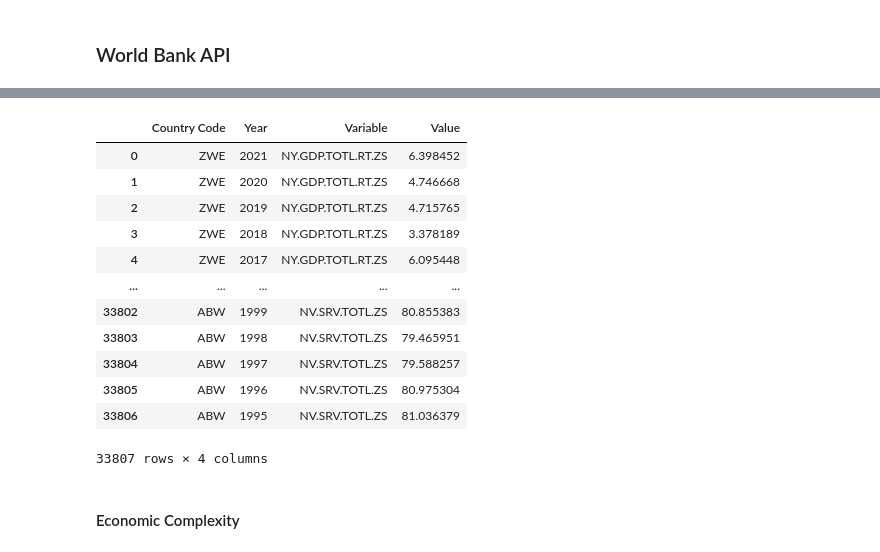
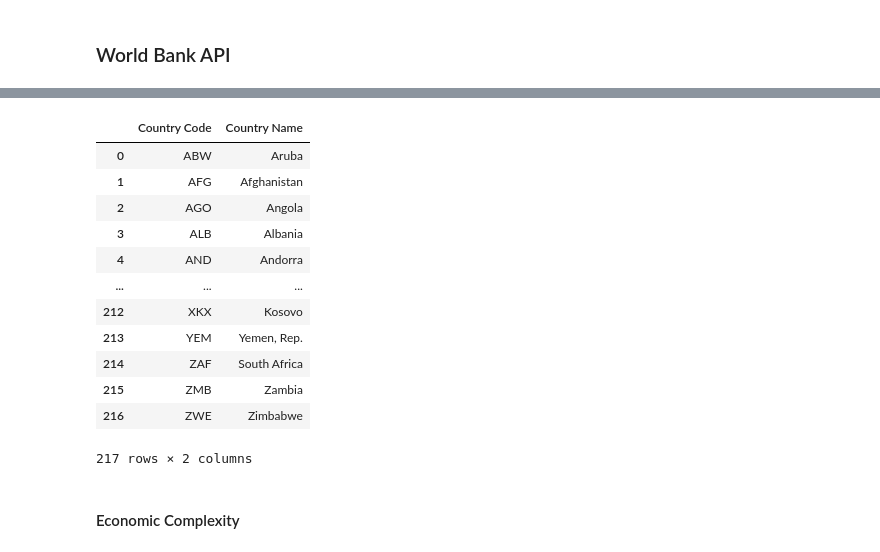
Before and after one commit to CarlosGV1208/Capstone_cg, a Jupyter notebook: code/cleaning_master_data.ipynb, the cells around one changed output, grey strips where cells are left out. Saved outputs shown, nothing was run; the diff lists cells and outputs as text; code cells hidden in the pictures.

```diff
--- a/code/cleaning_master_data.ipynb
+++ b/code/cleaning_master_data.ipynb
@@ -77,26 +84,31 @@ Downloading NV.SRV.TOTL.ZS ...
-# %%
-wb_df = wb_df.rename(columns={
-    'country': 'Country Code',
-    'indicator': 'Variable',
-    'year': 'Year',
-    'value': 'Value'
-}
-                     )
-wb_df
-# %% [output]
-|  | Country Code | Year | Variable | Value |
-| 0 | ZWE | 2021 | NY.GDP.TOTL.RT.ZS | 6.398452 |
-| 1 | ZWE | 2020 | NY.GDP.TOTL.RT.ZS | 4.746668 |
-| 2 | ZWE | 2019 | NY.GDP.TOTL.RT.ZS | 4.715765 |
-| 3 | ZWE | 2018 | NY.GDP.TOTL.RT.ZS | 3.378189 |
-| 4 | ZWE | 2017 | NY.GDP.TOTL.RT.ZS | 6.095448 |
-| ... | ... | ... | ... | ... |
-| 33802 | ABW | 1999 | NV.SRV.TOTL.ZS | 80.855383 |
-| 33803 | ABW | 1998 | NV.SRV.TOTL.ZS | 79.465951 |
-| 33804 | ABW | 1997 | NV.SRV.TOTL.ZS | 79.588257 |
-| 33805 | ABW | 1996 | NV.SRV.TOTL.ZS | 80.975304 |
-| 33806 | ABW | 1995 | NV.SRV.TOTL.ZS | 81.036379 |
-33807 rows × 4 columns
+# %%
+# Get all economies (countries + aggregates)
+all_economies = wb.economy.list()
+
+# Filter only real countries (exclude aggregates)
+countries = [c for c in all_economies if not c.get("aggregate", False)]
+
+# Build a dataframe
+country_names = pd.DataFrame({
+    "Country Code": [c["id"] for c in countries],
+    "Country Name": [c["value"] for c in countries]
+})
+
+country_names
+# %% [output]
+|  | Country Code | Country Name |
+| 0 | ABW | Aruba |
+| 1 | AFG | Afghanistan |
+| 2 | AGO | Angola |
+| 3 | ALB | Albania |
+| 4 | AND | Andorra |
+| ... | ... | ... |
+| 212 | XKX | Kosovo |
+| 213 | YEM | Yemen, Rep. |
+| 214 | ZAF | South Africa |
+| 215 | ZMB | Zambia |
+| 216 | ZWE | Zimbabwe |
+217 rows × 2 columns
 # %% [markdown]
 #### Economic Complexity
 # %%
```
Also changed, not shown: parts of 9 cells of this notebook, 1 other file.
